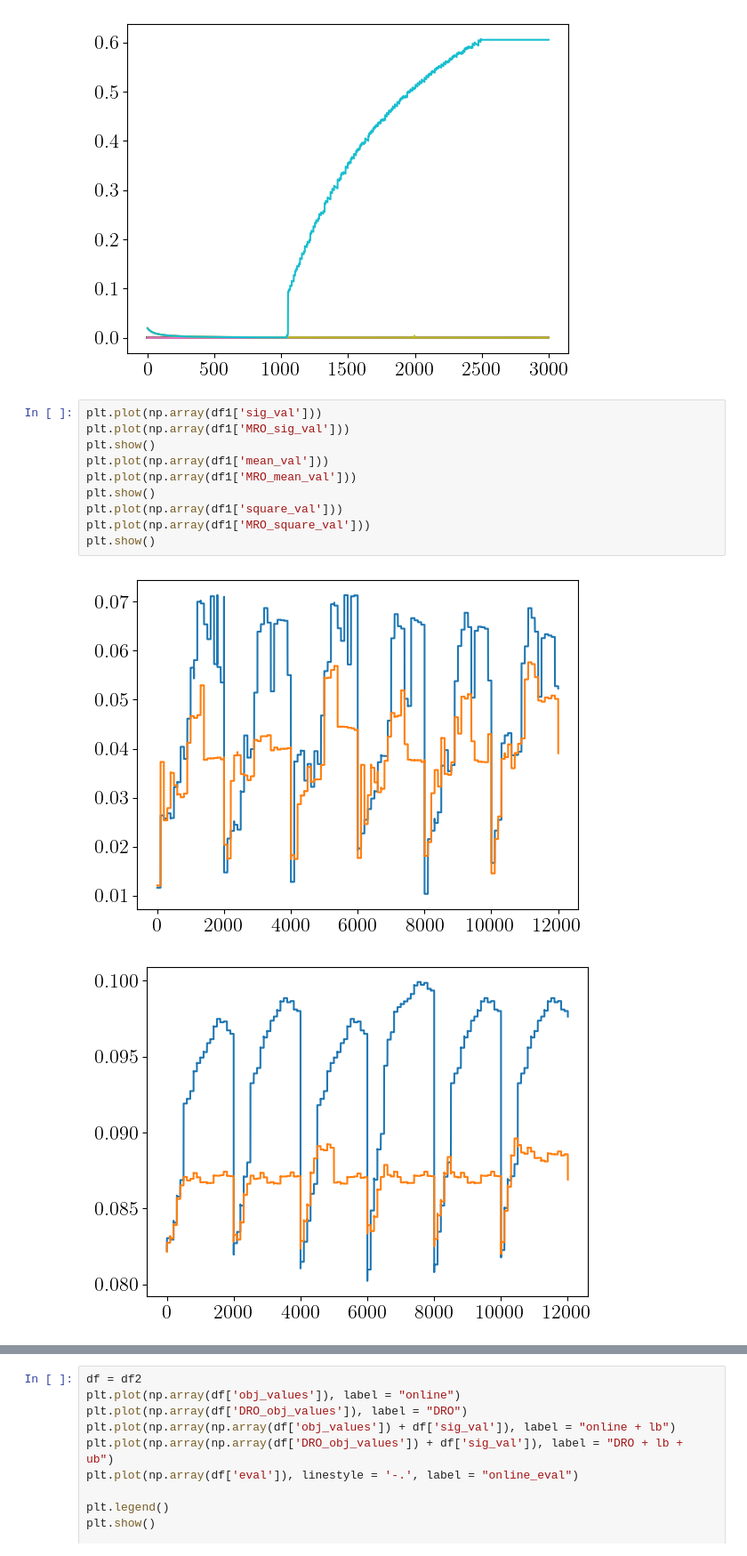
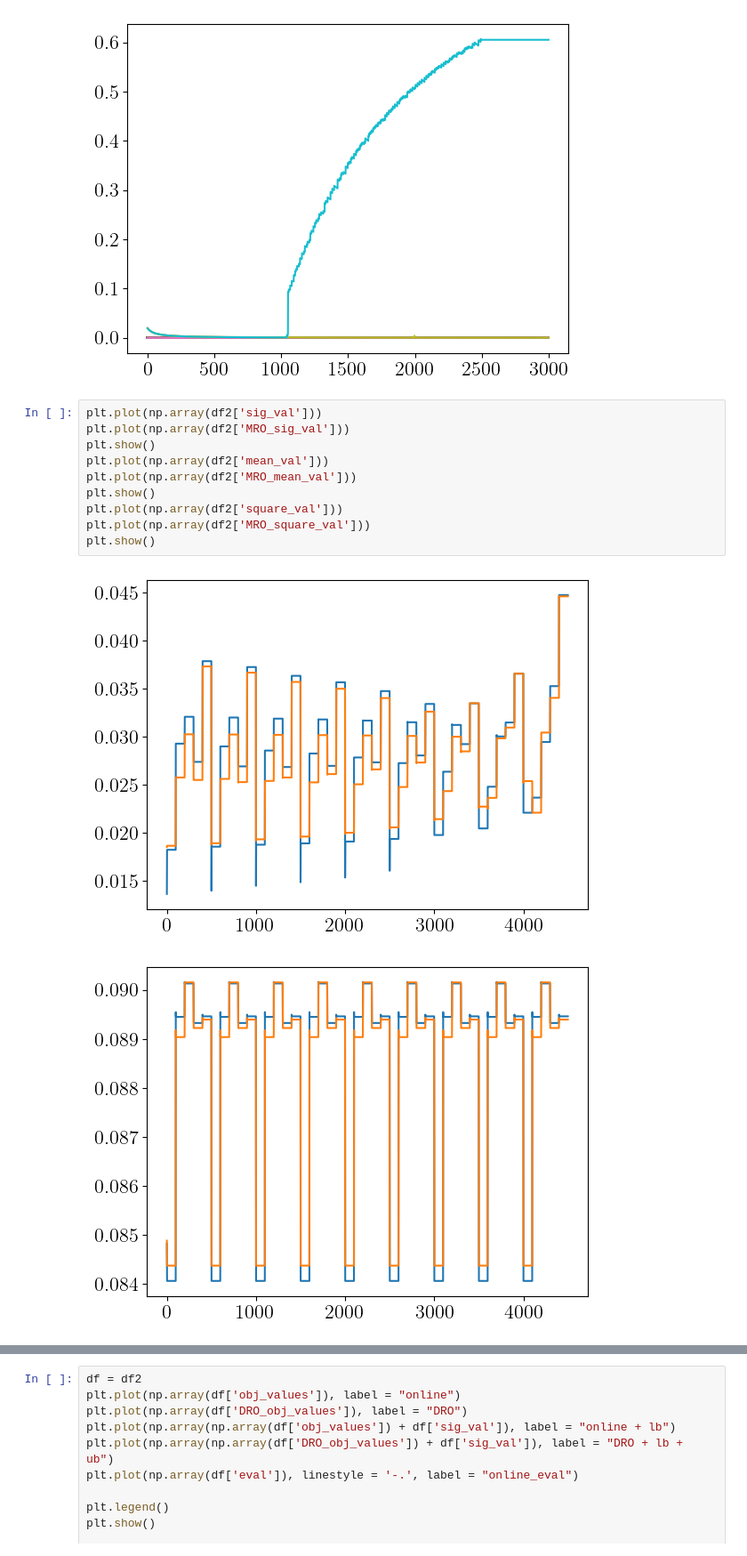
Before and after one commit to stellatogrp/online_mro, a Jupyter notebook: portfolio/online/analysis.ipynb, the cells around one changed output, grey strips where cells are left out. Shown at 89% size. Cells and saved outputs as stored; diff of their text form.

```diff
--- a/portfolio/online/analysis.ipynb
+++ b/portfolio/online/analysis.ipynb
@@ -195,15 +195,15 @@ for j in range(500):
 [figure]
 [figure]
 # %%
-plt.plot(np.array(df1['sig_val']))
-plt.plot(np.array(df1['MRO_sig_val']))
+plt.plot(np.array(df2['sig_val']))
+plt.plot(np.array(df2['MRO_sig_val']))
 plt.show()
-plt.plot(np.array(df1['mean_val']))
-plt.plot(np.array(df1['MRO_mean_val']))
+plt.plot(np.array(df2['mean_val']))
+plt.plot(np.array(df2['MRO_mean_val']))
 plt.show()
-plt.plot(np.array(df1['square_val']))
-plt.plot(np.array(df1['MRO_square_val']))
+plt.plot(np.array(df2['square_val']))
+plt.plot(np.array(df2['MRO_square_val']))
 plt.show()
 # %% [output]
-[figure, old version]
+[figure, new version]
-[figure, old version]
+[figure, new version]
```
Also changed, not shown: parts of 2 cells of this notebook.
